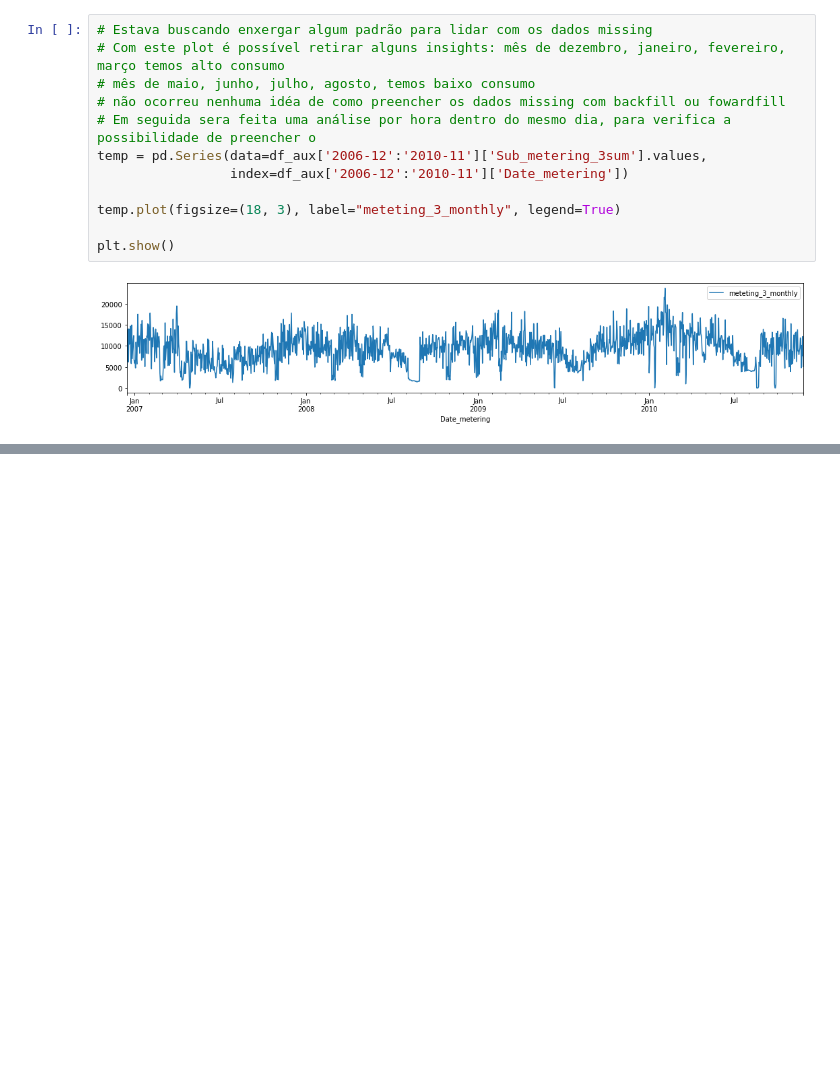
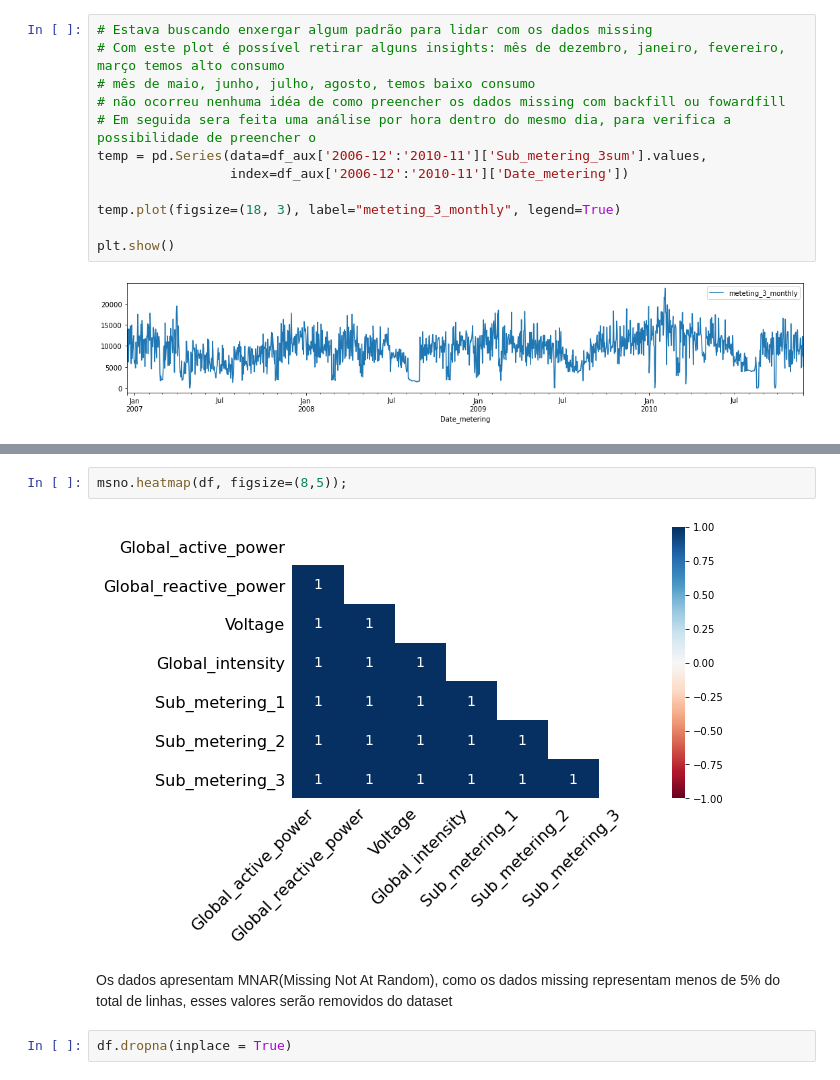
Before and after one commit to mhnasser/Cluistering_de_clientes_por_consumo_de_energia, a Jupyter notebook: notebooks/Data Analyses.ipynb, the cells around one changed output, grey strips where cells are left out. Saved outputs shown, nothing was run; the diff lists cells and outputs as text; blank space fills up the shorter version.

```diff
--- a/notebooks/Rascunho.ipynb
+++ b/notebooks/Data Analyses.ipynb
@@ -157,0 +155,8 @@ plt.show()
+# %%
+msno.heatmap(df, figsize=(8,5));
+# %% [output]
+[figure, added]
+# %% [markdown]
+Os dados apresentam MNAR(Missing Not At Random), como os dados missing representam menos de 5% do total de linhas, esses valores serão removidos do dataset
+# %%
+df.dropna(inplace = True)
```
Also changed, not shown: parts of 9 cells of this notebook.
